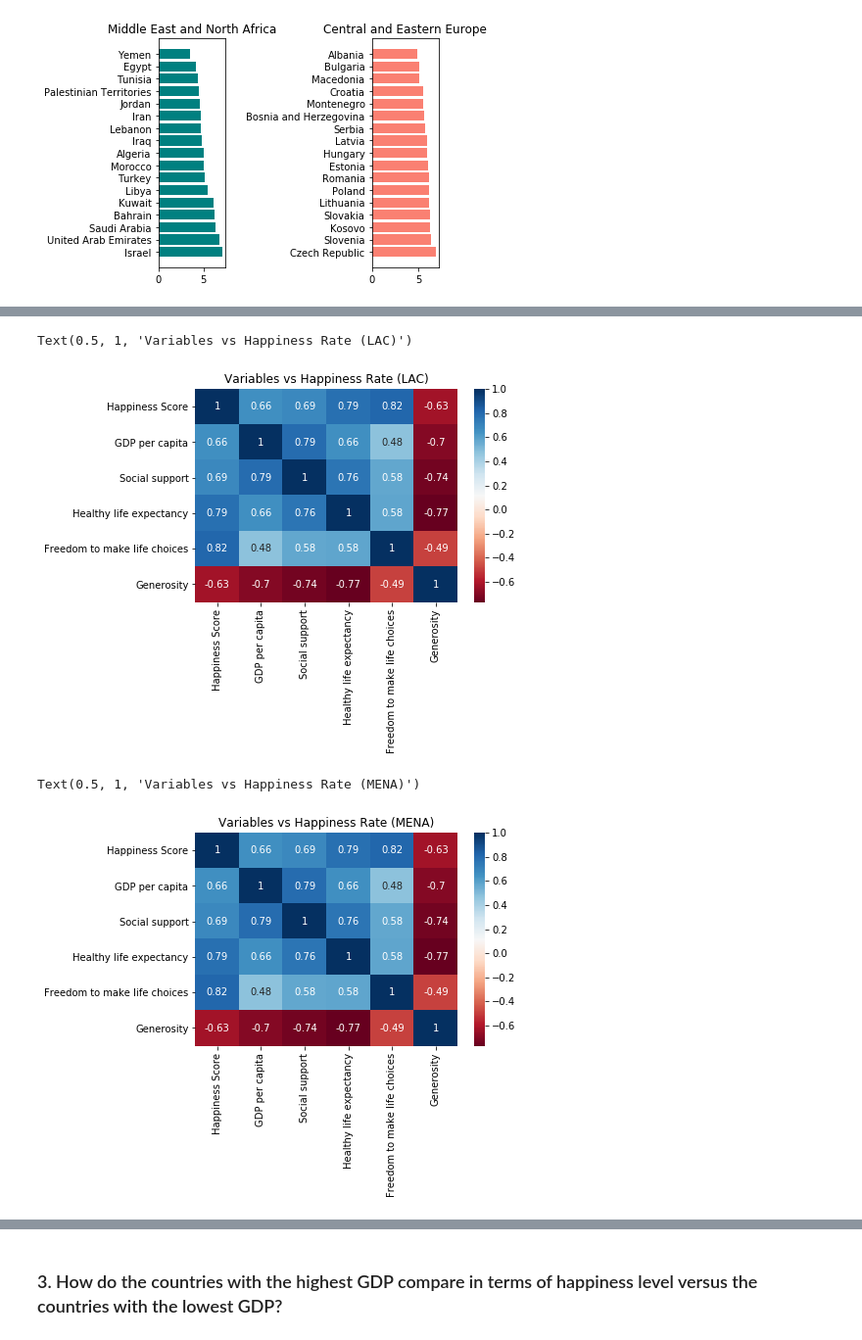
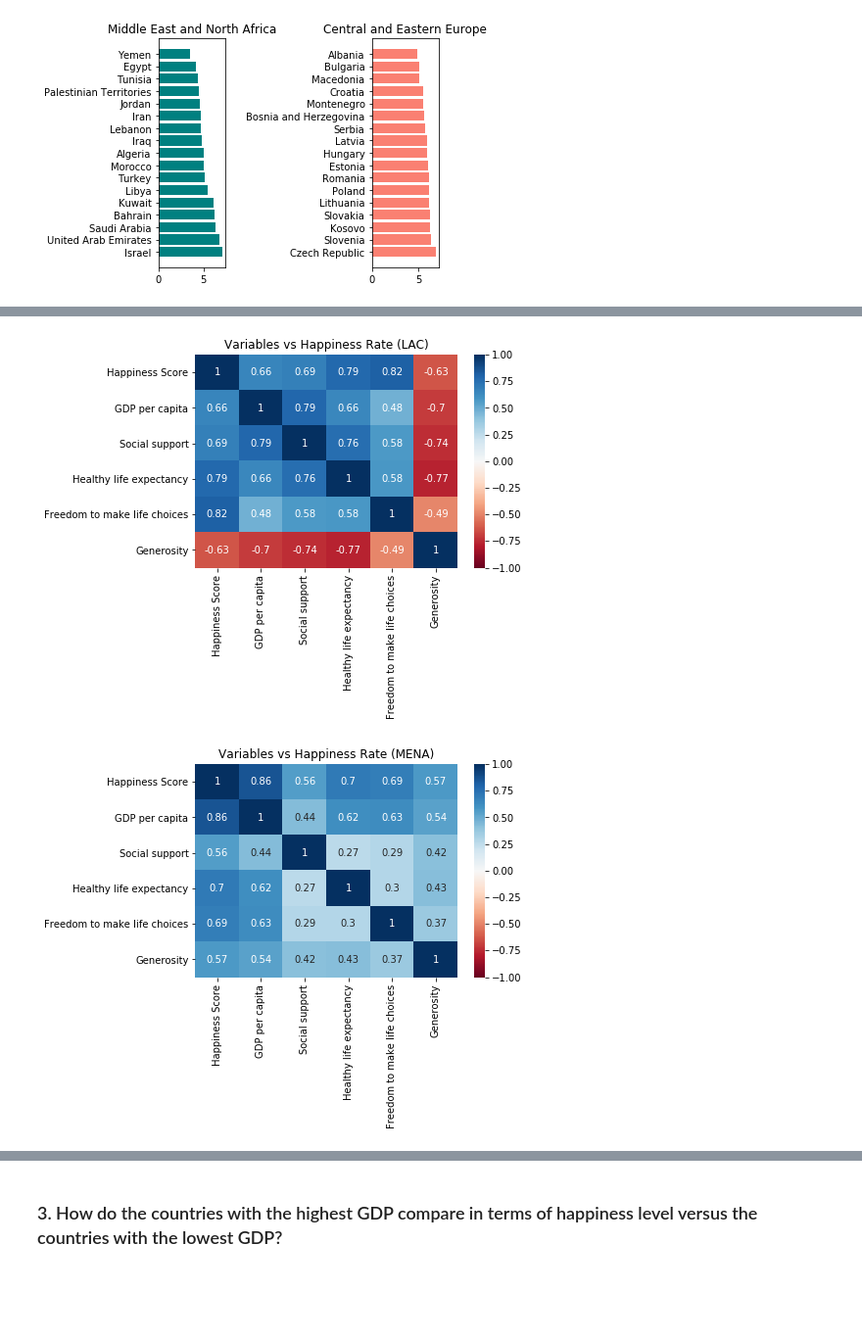
Before and after one commit to manuelamc14/happiness-rank-project, a Jupyter notebook: happiness_report_analysis.ipynb, the cells around one changed output, grey strips where cells are left out. Shown at 98% size. Drawn from its saved outputs; the diff is of its cells as text; code cells hidden in the pictures; blank space fills up the shorter version.

```diff
--- a/happiness_report_analysis.ipynb
+++ b/happiness_report_analysis.ipynb
@@ -293,18 +298,18 @@ Text(0.5, 1, 'Variables vs Happiness Rate (WE)')
 # %%
 # Correlation for Latin American and Caribbean data frame
 corr_lac =lac_df.corr(method="pearson", min_periods=21)
-sns.heatmap(lac_df.corr(), annot=True, cmap ='RdBu')
+sns.heatmap(lac_df.corr(), annot=True, cmap ='RdBu', vmin=-1, vmax=1)
 plt.title("Variables vs Happiness Rate (LAC)")
+plt.savefig("Images/correlation_lac.png");
 # %% [output]
-Text(0.5, 1, 'Variables vs Happiness Rate (LAC)')
-[figure, old version]
+[figure, new version]
 # %%
 # Correlation for Middle East and North Africa
-corr_mena =lac_df.corr(method="pearson", min_periods=21)
-sns.heatmap(corr_mena, annot=True, cmap ='RdBu')
+corr_mena =mena_df.corr(method="pearson", min_periods=17)
+sns.heatmap(corr_mena, annot=True, cmap ='RdBu', vmin=-1, vmax=1)
 plt.title("Variables vs Happiness Rate (MENA)")
+plt.savefig("Images/correlation_mena.png");
 # %% [output]
-Text(0.5, 1, 'Variables vs Happiness Rate (MENA)')
-[figure, old version]
+[figure, new version]
 # %%
 # Correlation for Central and Eastern Europe
```
Also changed, not shown: parts of 45 cells of this notebook.
